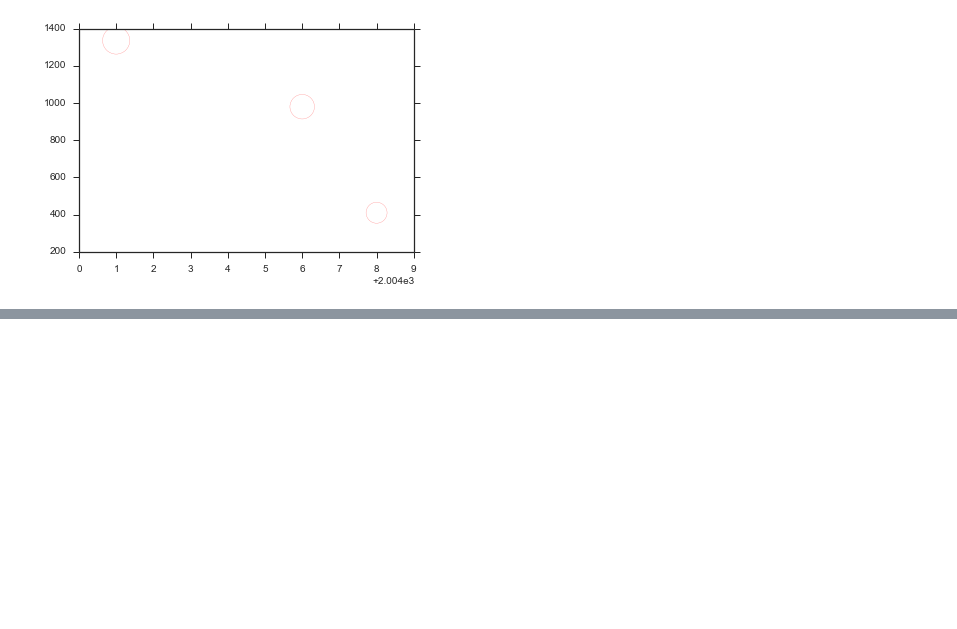
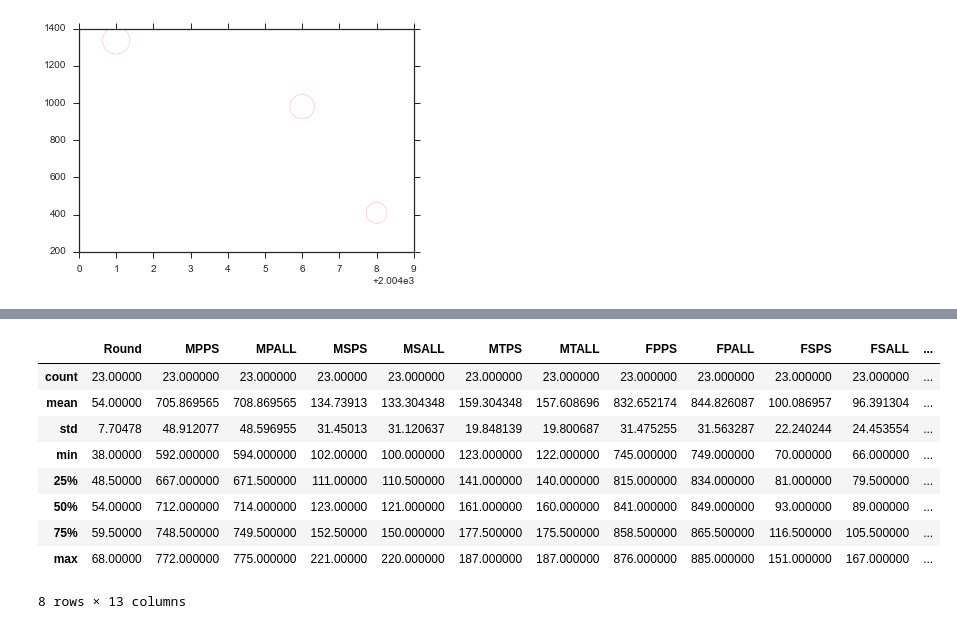
Before and after one commit to Dawny33/Data-Mining-and-ML, a Jupyter notebook: Intern Project/World_Poverty_Analysis/World_Poverty_Analysis.ipynb, the cells around one changed output, grey strips where cells are left out. Saved outputs shown, nothing was run; the diff lists cells and outputs as text; code cells hidden in the pictures; blank space fills up the shorter version.

```diff
--- a/Intern Project/World_Poverty_Analysis/World_Poverty_Analysis.ipynb
+++ b/Intern Project/World_Poverty_Analysis/World_Poverty_Analysis.ipynb
@@ -94,0 +128,13 @@ df["Poverty_HCR(National)"] = df["Poverty_HCR"]
+# %%
+df2.describe()
+# %% [output]
+|  | Round | MPPS | MPALL | MSPS | MSALL | MTPS | MTALL | FPPS | FPALL | FSPS | FSALL | ... |
+| count | 23.00000 | 23.000000 | 23.000000 | 23.00000 | 23.000000 | 23.000000 | 23.000000 | 23.000000 | 23.000000 | 23.000000 | 23.000000 | ... |
+| mean | 54.00000 | 705.869565 | 708.869565 | 134.73913 | 133.304348 | 159.304348 | 157.608696 | 832.652174 | 844.826087 | 100.086957 | 96.391304 | ... |
+| std | 7.70478 | 48.912077 | 48.596955 | 31.45013 | 31.120637 | 19.848139 | 19.800687 | 31.475255 | 31.563287 | 22.240244 | 24.453554 | ... |
+| min | 38.00000 | 592.000000 | 594.000000 | 102.00000 | 100.000000 | 123.000000 | 122.000000 | 745.000000 | 749.000000 | 70.000000 | 66.000000 | ... |
+| 25% | 48.50000 | 667.000000 | 671.500000 | 111.00000 | 110.500000 | 141.000000 | 140.000000 | 815.000000 | 834.000000 | 81.000000 | 79.500000 | ... |
+| 50% | 54.00000 | 712.000000 | 714.000000 | 123.00000 | 121.000000 | 161.000000 | 160.000000 | 841.000000 | 849.000000 | 93.000000 | 89.000000 | ... |
+| 75% | 59.50000 | 748.500000 | 749.500000 | 152.50000 | 150.000000 | 177.500000 | 175.500000 | 858.500000 | 865.500000 | 116.500000 | 105.500000 | ... |
+| max | 68.00000 | 772.000000 | 775.000000 | 221.00000 | 220.000000 | 187.000000 | 187.000000 | 876.000000 | 885.000000 | 151.000000 | 167.000000 | ... |
+8 rows × 13 columns
```
Also changed, not shown: parts of 7 cells of this notebook, 2 other files.
